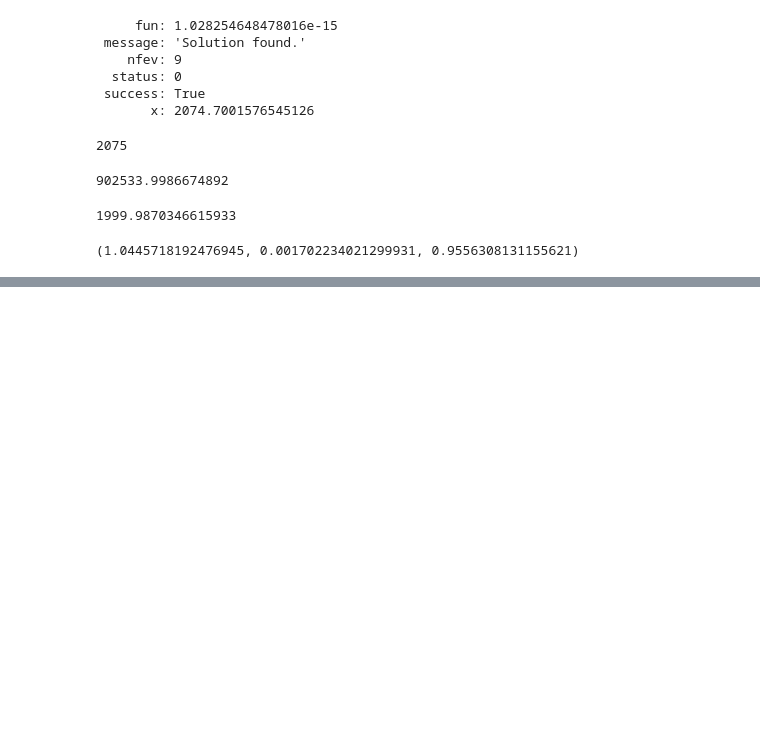
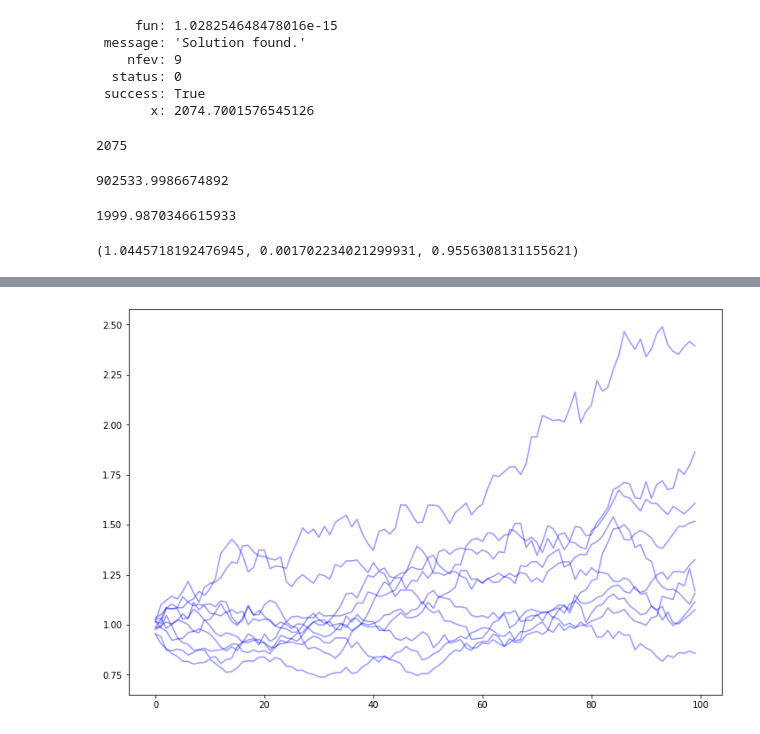
Before and after one commit to RoetGer/decisions-under-uncertainty, a Jupyter notebook: solved_problems.ipynb, the cells around one changed output, grey strips where cells are left out. Saved outputs shown, nothing was run; the diff lists cells and outputs as text; code cells hidden in the pictures; blank space fills up the shorter version.

```diff
--- a/solved_problems.ipynb
+++ b/solved_problems.ipynb
@@ -1108,0 +1182,5 @@ AttributeError: ignored
+# %%
+fig = plt.figure(figsize=(12,8))
+plt.plot(rws.transpose()[:,:10], color='blue', alpha=0.4);
+# %% [output]
+[figure, added]
```
Also changed, not shown: parts of 27 cells of this notebook.
